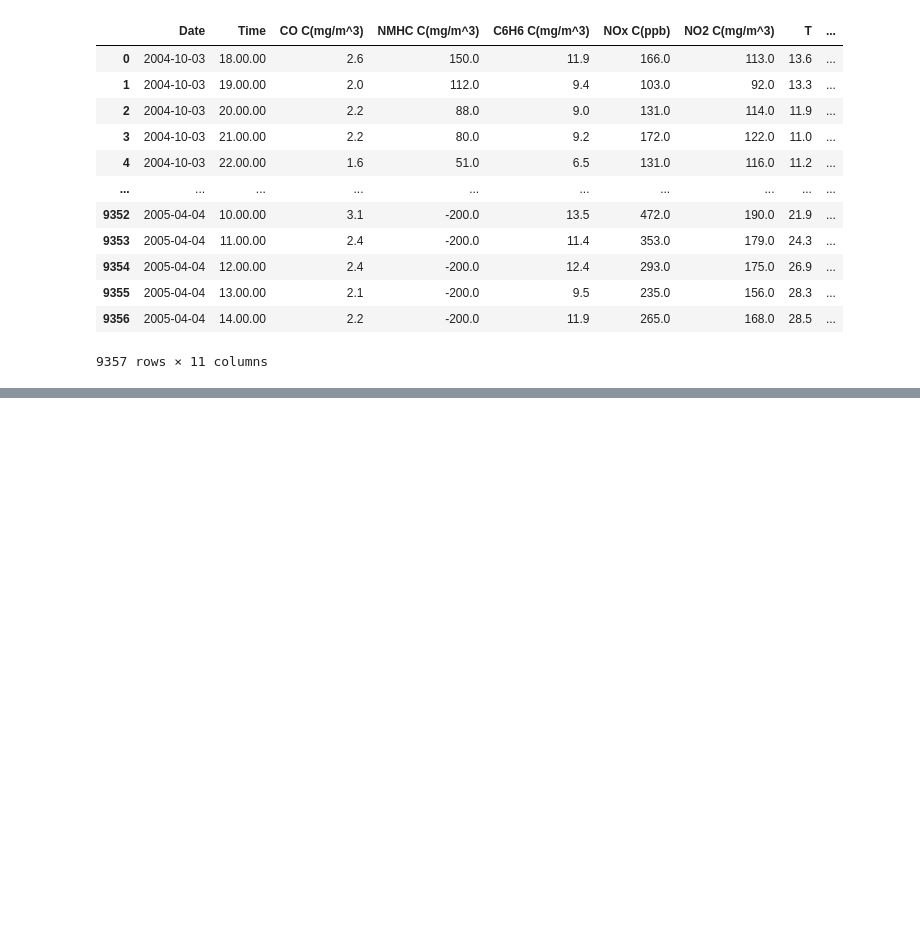
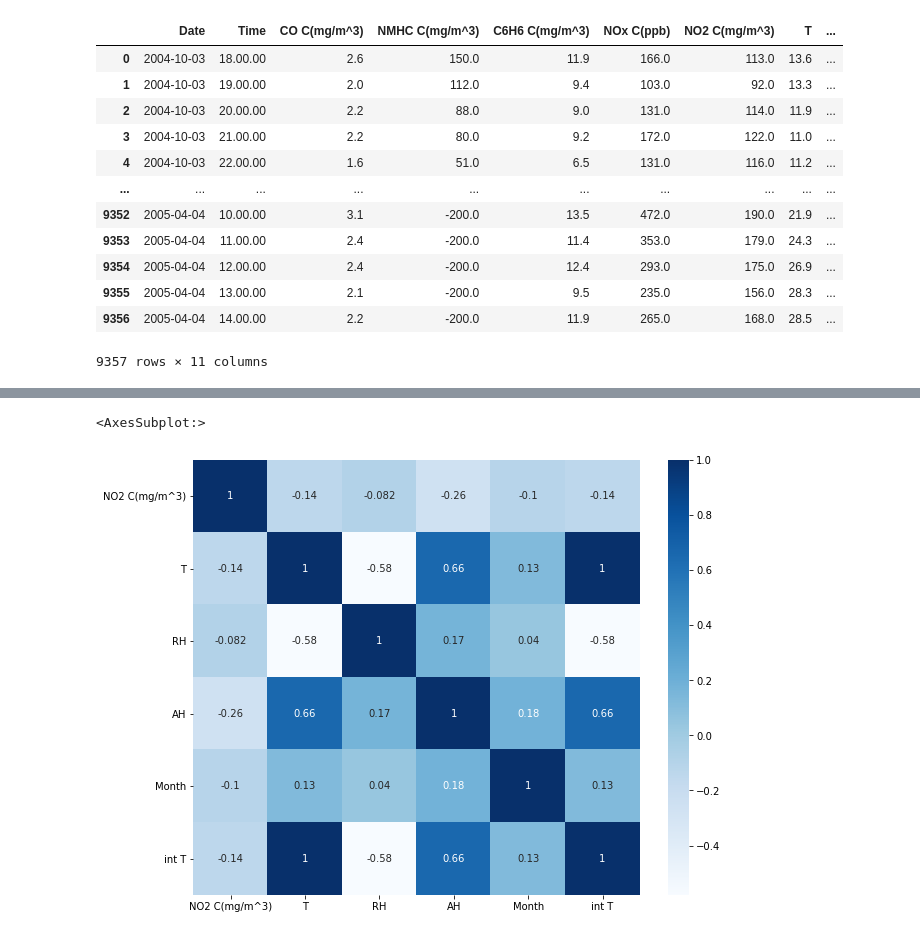
Before and after one commit to data301-2021-summer2/project-group55-project, a Jupyter notebook: analysis/analysis_notebook.ipynb, the cells around one changed output, grey strips where cells are left out. Drawn from its saved outputs; the diff is of its cells as text; code cells hidden in the pictures; blank space fills up the shorter version.

```diff
--- a/analysis/analysis_notebook.ipynb
+++ b/analysis/analysis_notebook.ipynb
@@ -135,0 +173,9 @@ load_and_process("C:/Users/UX305/data301/data301Project/project-group55-project/
+# %%
+plt.figure(figsize=(10,8))
+Air_mx = df4.corr()
+sns.heatmap(Air_mx, annot=True, cmap='Blues')
+## Proof the statement that NO2 concentration is not related to the temp
+## NO2 also doesn't relate to AH and RH
+# %% [output]
+<AxesSubplot:>
+[figure, added]
```
Also changed, not shown: parts of 8 cells of this notebook, 3 other files.
